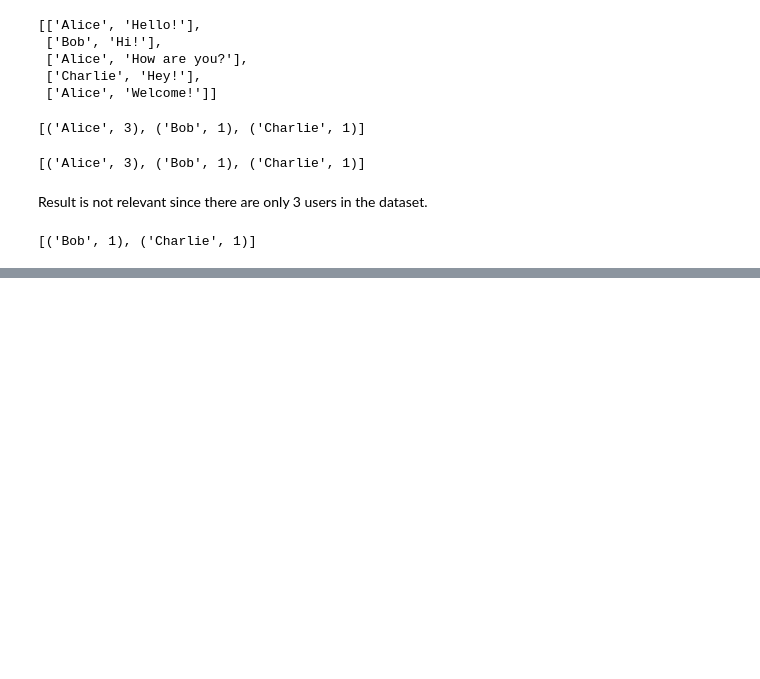
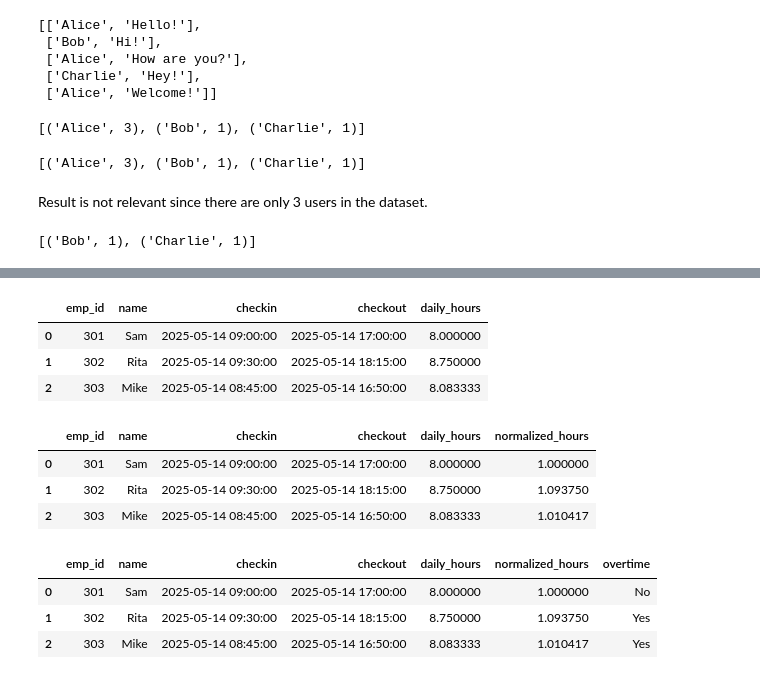
Before and after one commit to LucasKoc/ST2CBD-Lab2, a Jupyter notebook: ST2CBD-Lab2.ipynb, the cells around one changed output, grey strips where cells are left out. Cells and saved outputs as stored; diff of their text form; code cells hidden in the pictures; blank space fills up the shorter version.

```diff
--- a/ST2CBD-Lab2.ipynb
+++ b/ST2CBD-Lab2.ipynb
@@ -1273,0 +1784,10 @@ sc.stop()
+# %%
+# Load CSV
+spark = SparkSession.builder.appName(
+    "ST2CBD-Lab2-EmployeeWorkingHoursLog"
+).getOrCreate()
+employees_df = spark.read.csv(
+    f"{DIR_SPARK_PANDAS}/2 working_hours.csv", header=True, inferSchema=True
+)
+employees_df = employees_df.toPandas()
+employees_df
@@ -1273,0 +1800,33 @@ sc.stop()
+# %%
+# 1. Compute daily hours worked.
+employees_df["daily_hours"] = (
+    pd.to_datetime(employees_df["checkout"]) - pd.to_datetime(employees_df["checkin"])
+).dt.total_seconds() / 3600
+
+employees_df
+# %% [output]
+|  | emp_id | name | checkin | checkout | daily_hours |
+| 0 | 301 | Sam | 2025-05-14 09:00:00 | 2025-05-14 17:00:00 | 8.000000 |
+| 1 | 302 | Rita | 2025-05-14 09:30:00 | 2025-05-14 18:15:00 | 8.750000 |
+| 2 | 303 | Mike | 2025-05-14 08:45:00 | 2025-05-14 16:50:00 | 8.083333 |
+# %%
+# 2. Normalize to 8-hour shifts.
+employees_df["normalized_hours"] = employees_df["daily_hours"] / 8
+
+employees_df
+# %% [output]
+|  | emp_id | name | checkin | checkout | daily_hours | normalized_hours |
+| 0 | 301 | Sam | 2025-05-14 09:00:00 | 2025-05-14 17:00:00 | 8.000000 | 1.000000 |
+| 1 | 302 | Rita | 2025-05-14 09:30:00 | 2025-05-14 18:15:00 | 8.750000 | 1.093750 |
+| 2 | 303 | Mike | 2025-05-14 08:45:00 | 2025-05-14 16:50:00 | 8.083333 | 1.010417 |
+# %%
+# 3. Highlight overtime workers.
+employees_df["overtime"] = employees_df["normalized_hours"].apply(
+    lambda x: "Yes" if x > 1 else "No"
+)
+employees_df
+# %% [output]
+|  | emp_id | name | checkin | checkout | daily_hours | normalized_hours | overtime |
+| 0 | 301 | Sam | 2025-05-14 09:00:00 | 2025-05-14 17:00:00 | 8.000000 | 1.000000 | No |
+| 1 | 302 | Rita | 2025-05-14 09:30:00 | 2025-05-14 18:15:00 | 8.750000 | 1.093750 | Yes |
+| 2 | 303 | Mike | 2025-05-14 08:45:00 | 2025-05-14 16:50:00 | 8.083333 | 1.010417 | Yes |
```
Also changed, not shown: parts of 61 cells of this notebook, 1 other file.
